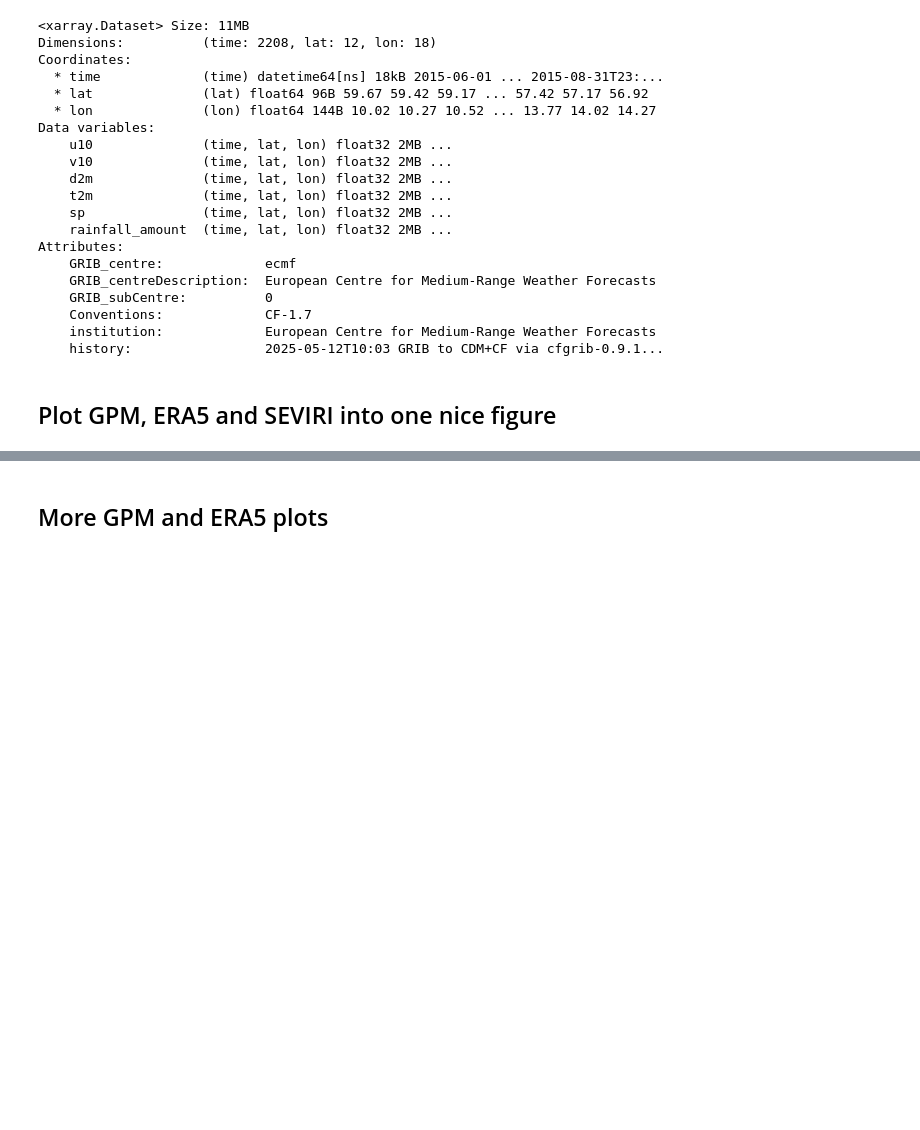
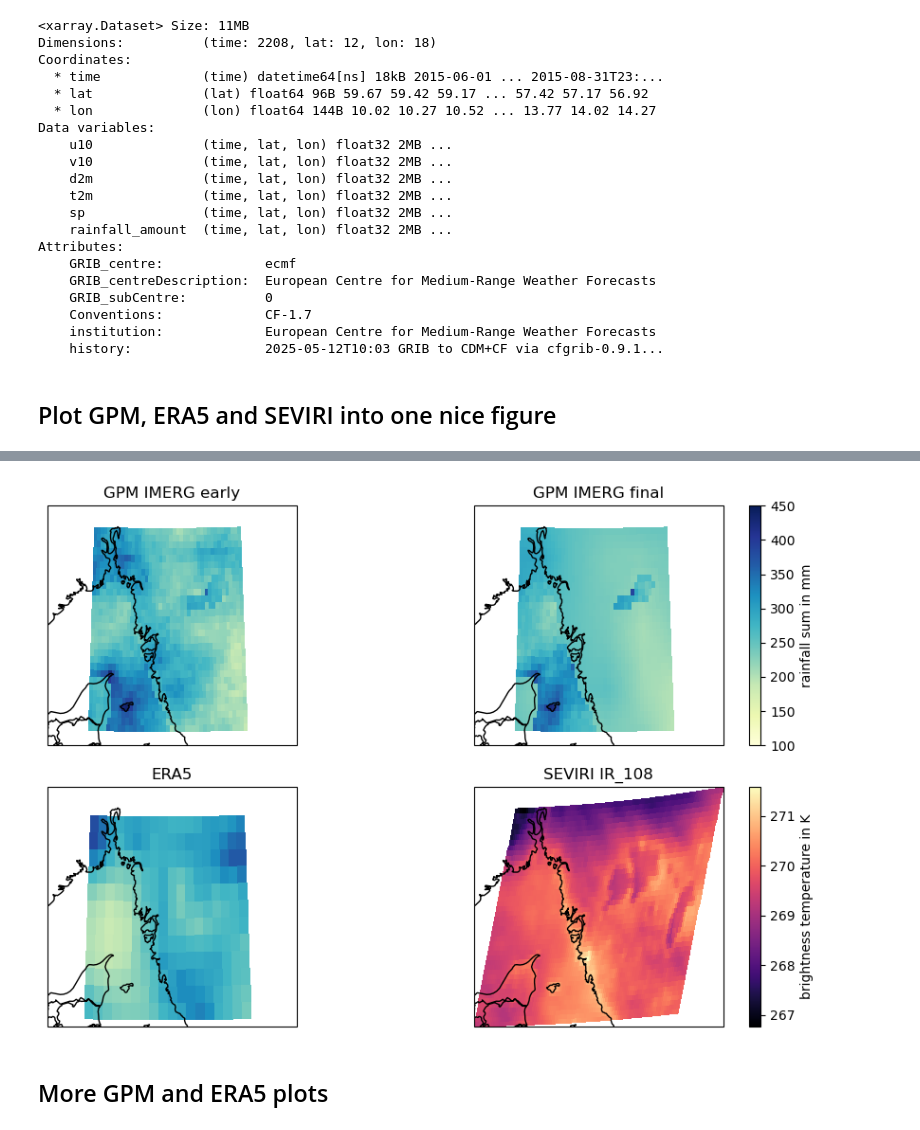
Before and after one commit to cchwala/OpenMRG2, a Jupyter notebook: examples_IMERG_ERA5_SEVIRI.ipynb, the cells around one changed output, grey strips where cells are left out. Saved outputs shown, nothing was run; the diff lists cells and outputs as text; code cells hidden in the pictures; blank space fills up the shorter version.

Commit message:
added 2x2 plot for IMERG, ERA, SEVIRI

```diff
--- a/examples_IMERG_ERA5_SEVIRI.ipynb
+++ b/examples_IMERG_ERA5_SEVIRI.ipynb
@@ -77,3 +88,23 @@ plt.tight_layout()
+# %%
+fig, axs = plt.subplots(2, 2, figsize=(10,6), sharey=True, sharex=True, subplot_kw=dict(projection=ccrs.Orthographic(12, 59)))
+
+(ds_gpm_imerg_early.rainfall_amount.sum(dim='time')).plot(ax=axs[0,0],x='lon',y='lat',vmin=100,vmax=450,cmap='YlGnBu', add_colorbar=False, transform=ccrs.PlateCarree())
+axs[0,0].set_title("GPM IMERG early")
+(ds_gpm_imerg_final.rainfall_amount.sum(dim='time')).plot(ax=axs[0,1],x='lon',y='lat',vmin=100,vmax=450,cmap='YlGnBu', cbar_kwargs={'label': 'rainfall sum in mm'}, transform=ccrs.PlateCarree())
+axs[0,1].set_title("GPM IMERG final")
+
+(ds_era5.rainfall_amount.sum(dim='time')).plot(ax=axs[1, 0],vmin=100,vmax=450,cmap='YlGnBu', add_colorbar=False, transform=ccrs.PlateCarree())
+axs[1, 0].set_title("ERA5")
+(ds_seviri['IR_108']/1e4).mean(dim=['time']).plot(ax=axs[1, 1], x='lon', y='lat', cmap='magma', cbar_kwargs={'label': 'brightness temperature in K'}, transform=ccrs.PlateCarree())
+axs[1, 1].set_title("SEVIRI IR_108")
+
+
+for ax in axs.flatten():
+    ax.coastlines()
+
+plt.tight_layout()
+# %% [output]
+[figure, added]
 # %% [markdown]
 ## More GPM and ERA5 plots
 # %%
```
Also changed, not shown: parts of 2 cells of this notebook.
